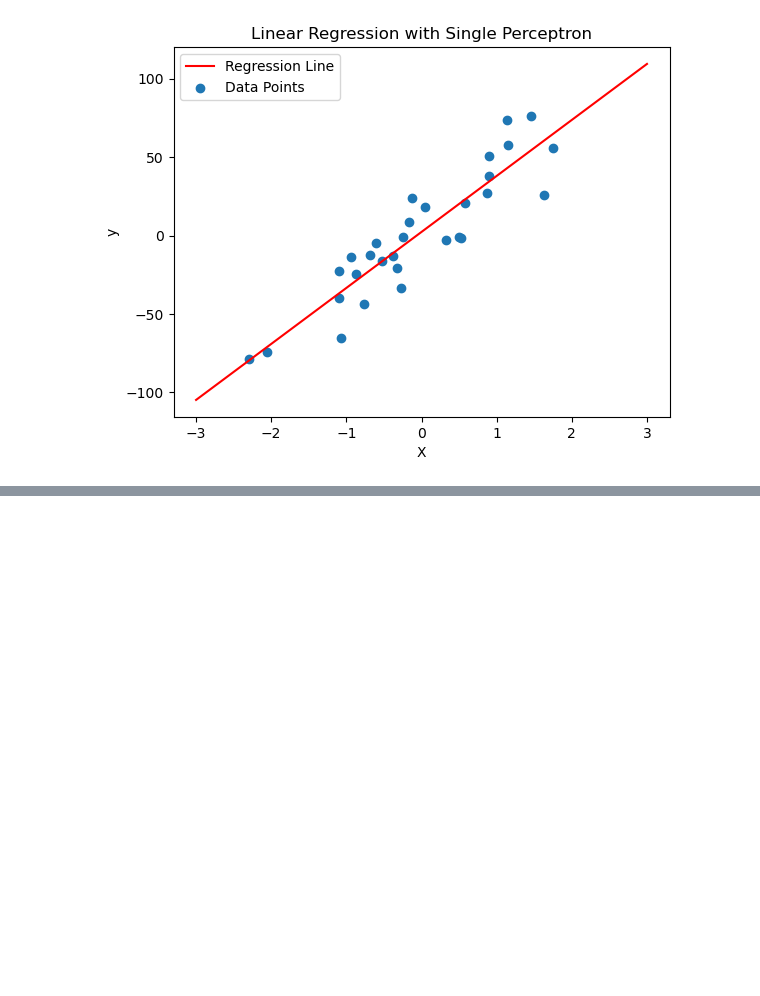
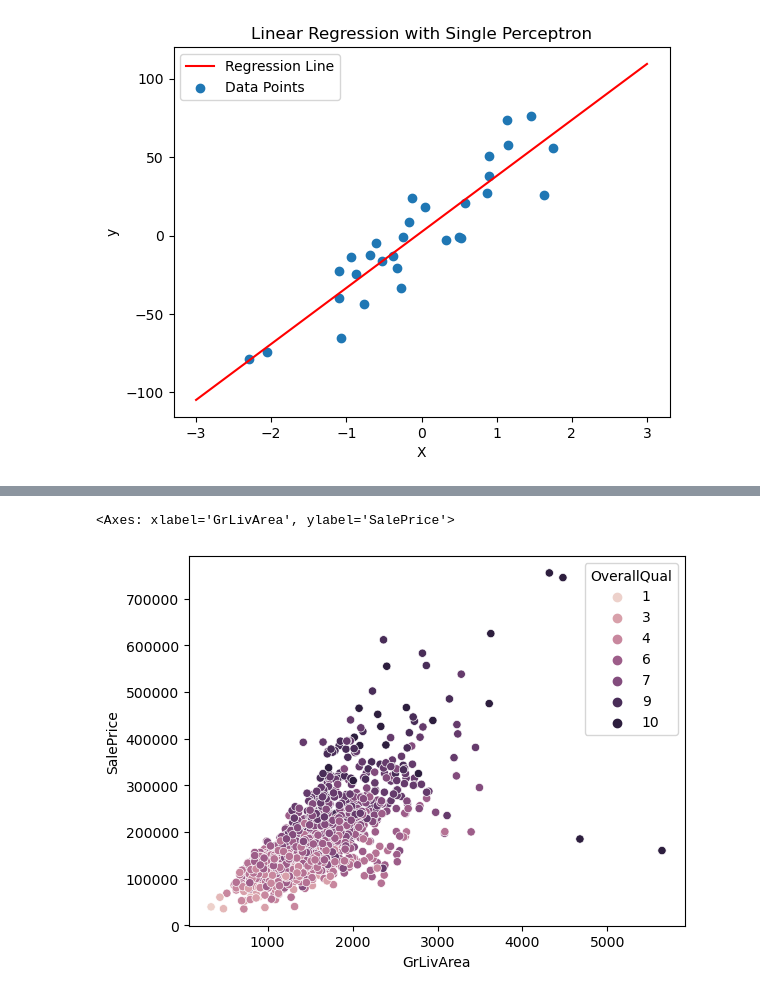
Before and after one commit to VahidTheOnly/NeuralNet-Regression-Classification, a Jupyter notebook: linear_regression_single_perceptron.ipynb, the cells around one changed output, grey strips where cells are left out. Saved outputs shown, nothing was run; the diff lists cells and outputs as text; code cells hidden in the pictures; blank space fills up the shorter version.

```diff
--- a/linear_regression_single_perceptron.ipynb
+++ b/linear_regression_single_perceptron.ipynb
@@ -85,0 +88,5 @@ plt.show()
+# %%
+df = pd.read_csv('house_prices_train.csv', index_col='Id', na_filter=True)
+# %%
+df = pd.get_dummies(df, drop_first=True)
+df.corrwith(df['SalePrice']).sort_values()
@@ -85,0 +123,8 @@ plt.show()
+# %%
+X = df[['OverallQual', 'GrLivArea']]
+y = df['SalePrice']
+# %%
+sns.scatterplot(data=X, x='GrLivArea', y=y, hue='OverallQual')
+# %% [output]
+<Axes: xlabel='GrLivArea', ylabel='SalePrice'>
+[figure, added]
```
Also changed, not shown: parts of 11 cells of this notebook.
